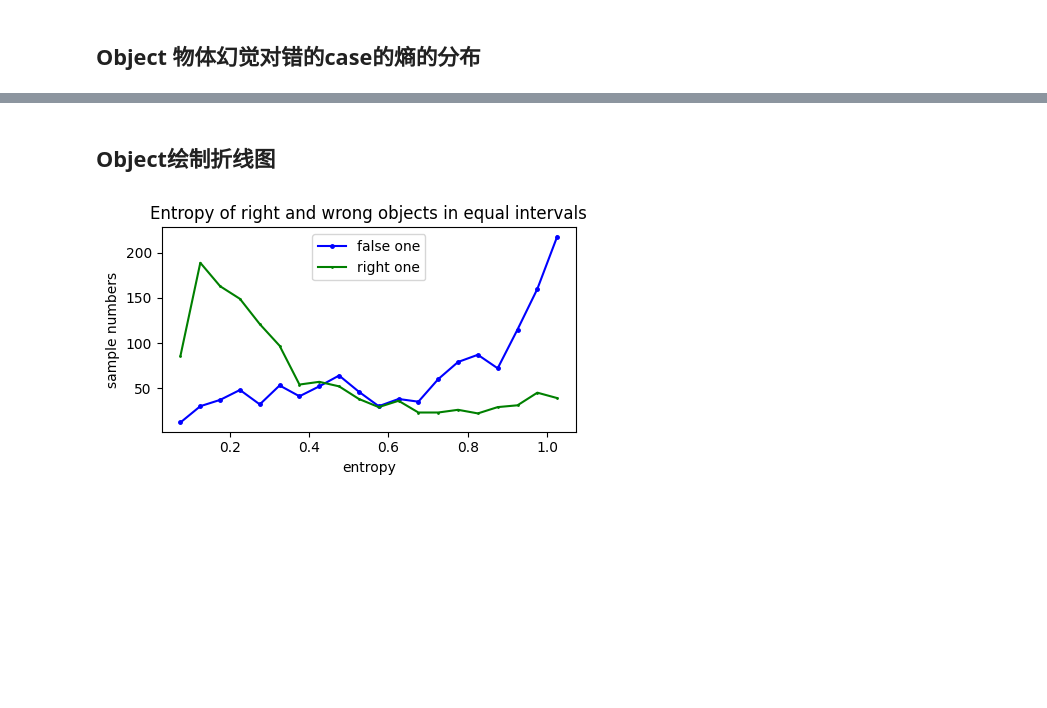
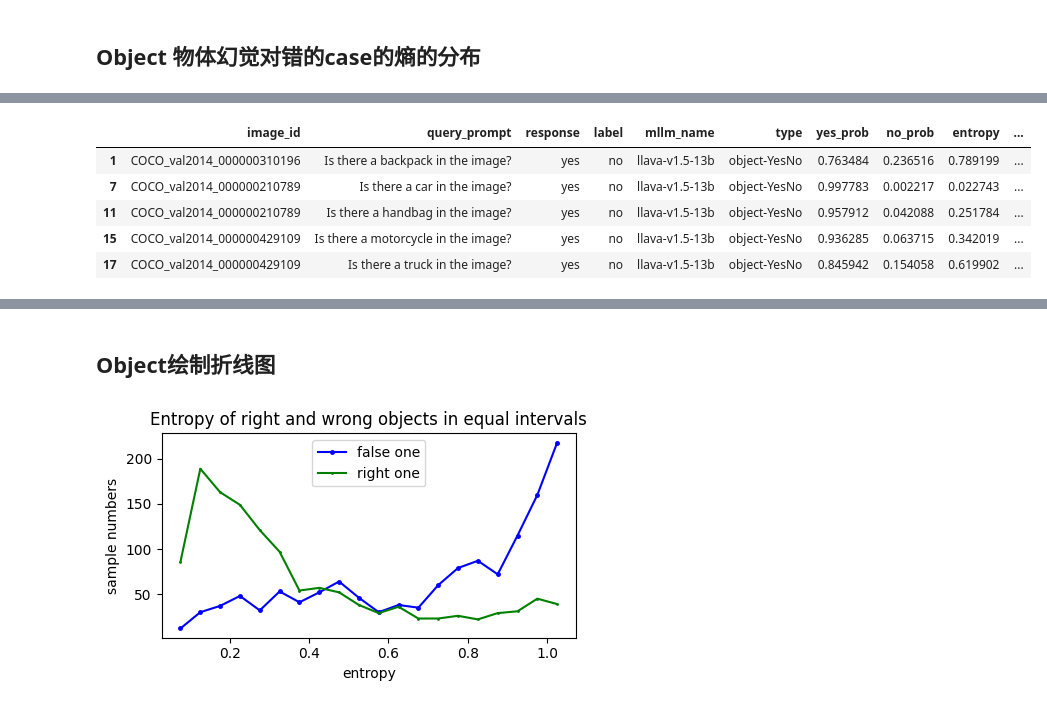
Before and after one commit to JackChen-seu/Reefknot, a Jupyter notebook: RLC-bench/neok_code/notebooks/draw1.ipynb, the cells around one changed output, grey strips where cells are left out. Saved outputs shown, nothing was run; the diff lists cells and outputs as text; code cells hidden in the pictures; blank space fills up the shorter version.

```diff
--- a/RLC-bench/neok_code/notebooks/draw1.ipynb
+++ b/RLC-bench/neok_code/notebooks/draw1.ipynb
@@ -145,0 +147,9 @@ plt.show()
+# %%
+obj_wrong.head()
+# %% [output]
+|  | image_id | query_prompt | response | label | mllm_name | type | yes_prob | no_prob | entropy | ... |
+| 1 | COCO_val2014_000000310196 | Is there a backpack in the image? | yes | no | llava-v1.5-13b | object-YesNo | 0.763484 | 0.236516 | 0.789199 | ... |
+| 7 | COCO_val2014_000000210789 | Is there a car in the image? | yes | no | llava-v1.5-13b | object-YesNo | 0.997783 | 0.002217 | 0.022743 | ... |
+| 11 | COCO_val2014_000000210789 | Is there a handbag in the image? | yes | no | llava-v1.5-13b | object-YesNo | 0.957912 | 0.042088 | 0.251784 | ... |
+| 15 | COCO_val2014_000000429109 | Is there a motorcycle in the image? | yes | no | llava-v1.5-13b | object-YesNo | 0.936285 | 0.063715 | 0.342019 | ... |
+| 17 | COCO_val2014_000000429109 | Is there a truck in the image? | yes | no | llava-v1.5-13b | object-YesNo | 0.845942 | 0.154058 | 0.619902 | ... |
```
Also changed, not shown: parts of 7 cells of this notebook, 42 other files.
